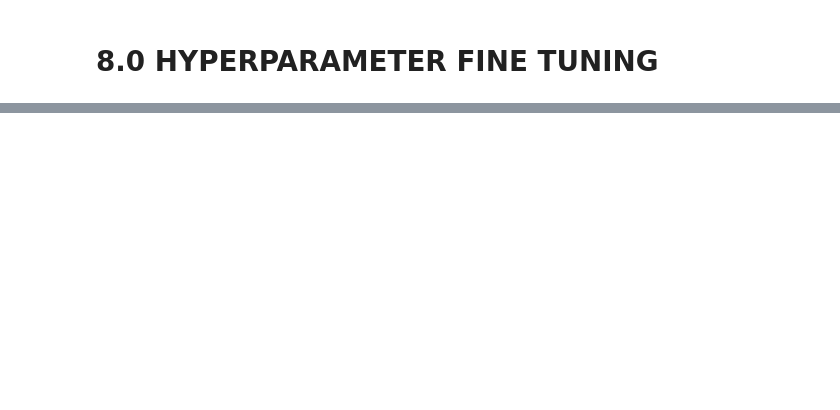
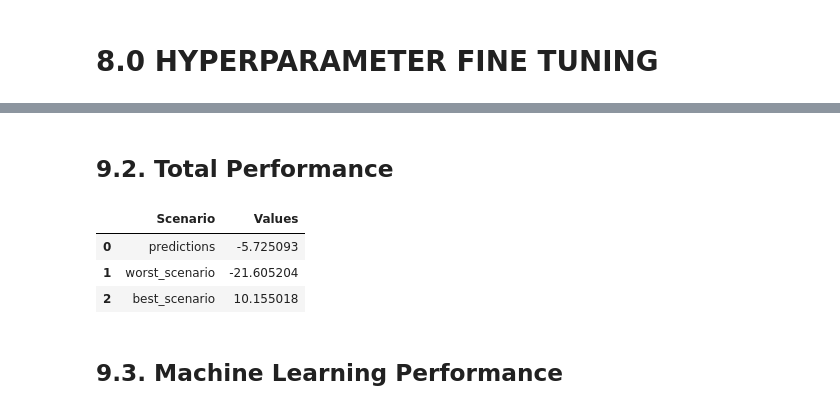
Before and after one commit to marcusbraggion/absenteeism_at_work, a Jupyter notebook: notebooks/absenteeism_at_work.ipynb, the cells around one changed output, grey strips where cells are left out. Cells and saved outputs as stored; diff of their text form; code cells hidden in the pictures; blank space fills up the shorter version.

```diff
--- a/notebooks/absenteeism_at_work.ipynb
+++ b/notebooks/absenteeism_at_work.ipynb
@@ -752,0 +813,12 @@ model = pickle.dump(rf_tuned, open(filename, 'wb'))
+# %% [markdown]
+##  9.2. Total Performance
+# %%
+df93 = df92[['predictions', 'worst_scenario', 'best_scenario']].apply( lambda x: sum( x ), axis=0 ).reset_index().rename( columns={'index': 'Scenario', 0:'Values'} )
+df93
+# %% [output]
+|  | Scenario | Values |
+| 0 | predictions | -5.725093 |
+| 1 | worst_scenario | -21.605204 |
+| 2 | best_scenario | 10.155018 |
+# %% [markdown]
+##  9.3. Machine Learning Performance
```
Also changed, not shown: parts of 98 cells of this notebook.
